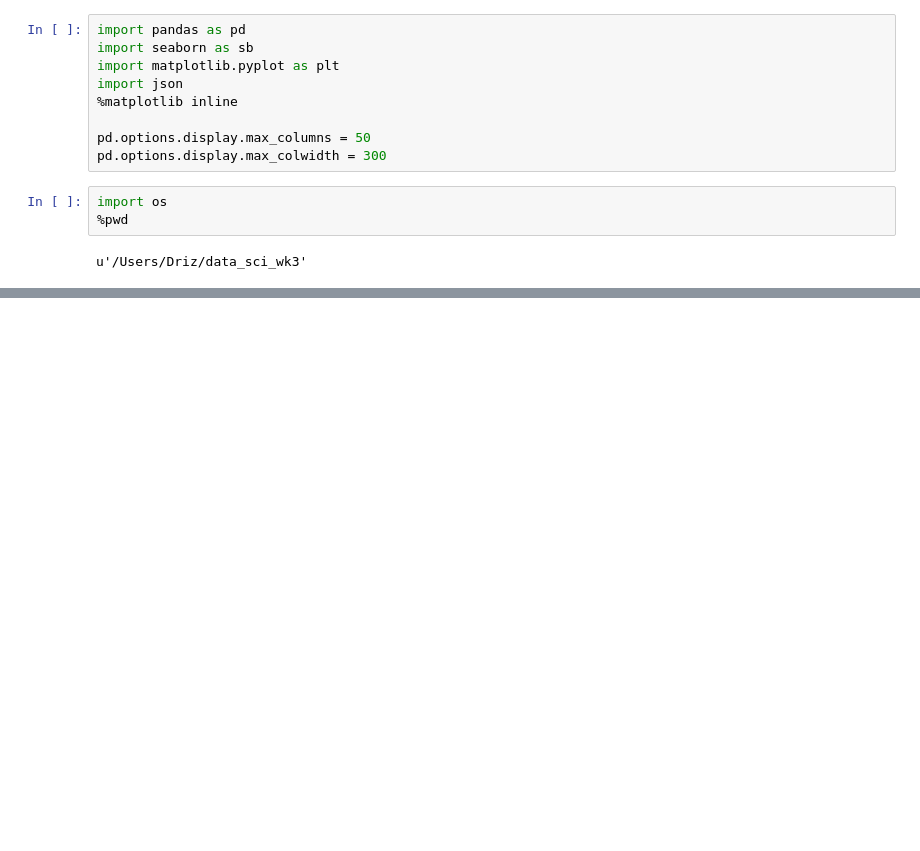
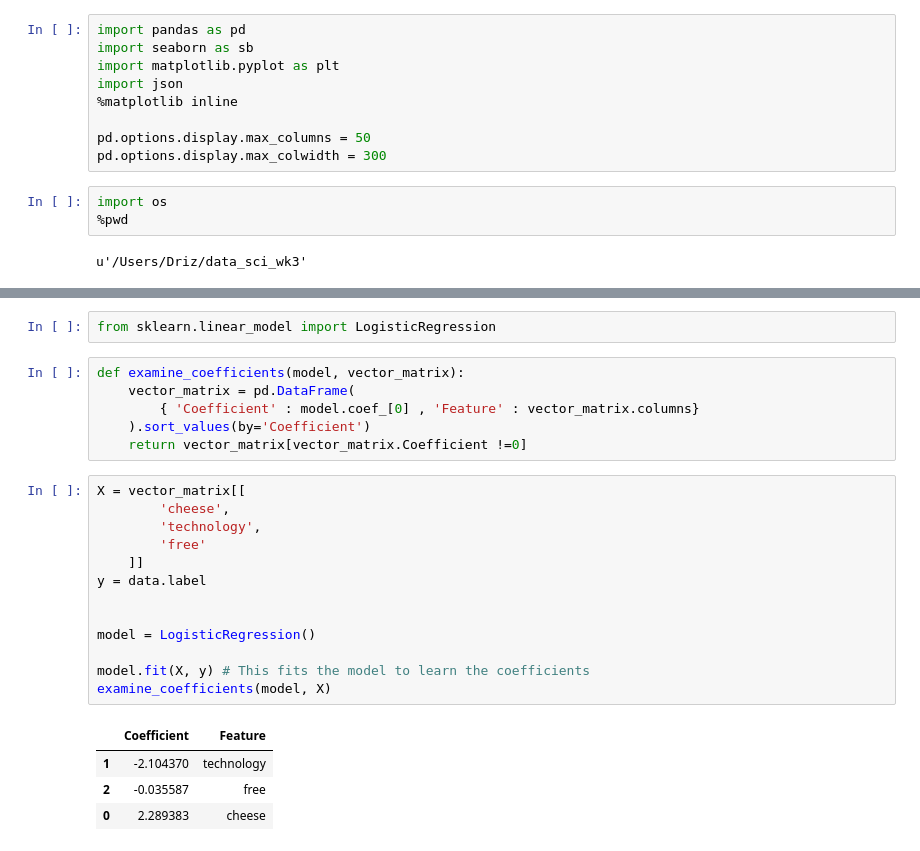
Before and after one commit to jillianhade/data-science-notes, a Jupyter notebook: predicting_greenness_lab2.ipynb, the cells around one changed output, grey strips where cells are left out. Saved outputs shown, nothing was run; the diff lists cells and outputs as text; blank space fills up the shorter version.

```diff
--- a/predicting_greenness_lab2.ipynb
+++ b/predicting_greenness_lab2.ipynb
@@ -22,0 +68,26 @@ IOError: File ../lessons/week-04/4.2-sklearn-regularization-logistic-lab/assets/
+# %%
+from sklearn.linear_model import LogisticRegression
+# %%
+def examine_coefficients(model, vector_matrix):
+    vector_matrix = pd.DataFrame(
+        { 'Coefficient' : model.coef_[0] , 'Feature' : vector_matrix.columns}
+    ).sort_values(by='Coefficient')
+    return vector_matrix[vector_matrix.Coefficient !=0]
+# %%
+X = vector_matrix[[
+        'cheese',
+        'technology',
+        'free'
+    ]]
+y = data.label
+
+
+model = LogisticRegression()
+
+model.fit(X, y) # This fits the model to learn the coefficients
+examine_coefficients(model, X)
+# %% [output]
+|  | Coefficient | Feature |
+| 1 | -2.104370 | technology |
+| 2 | -0.035587 | free |
+| 0 | 2.289383 | cheese |
```
Also changed, not shown: parts of 40 cells of this notebook, 1 other file.
